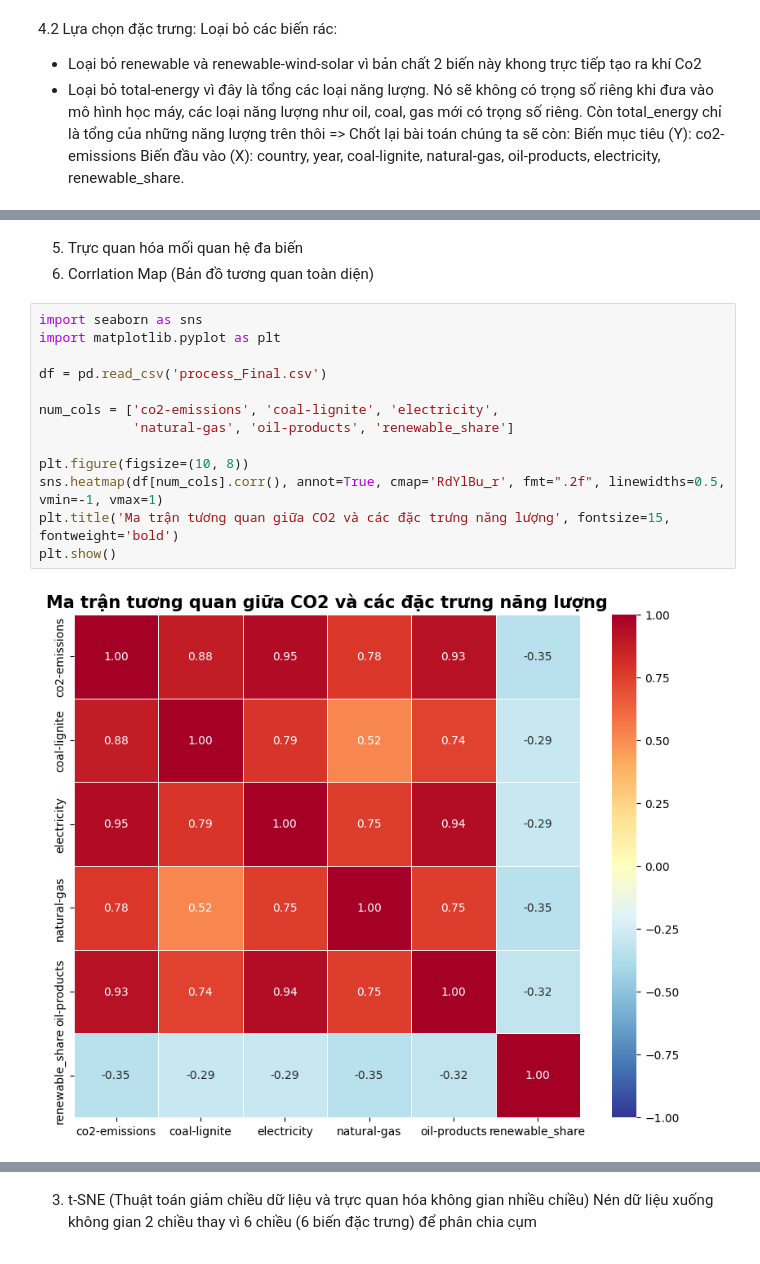
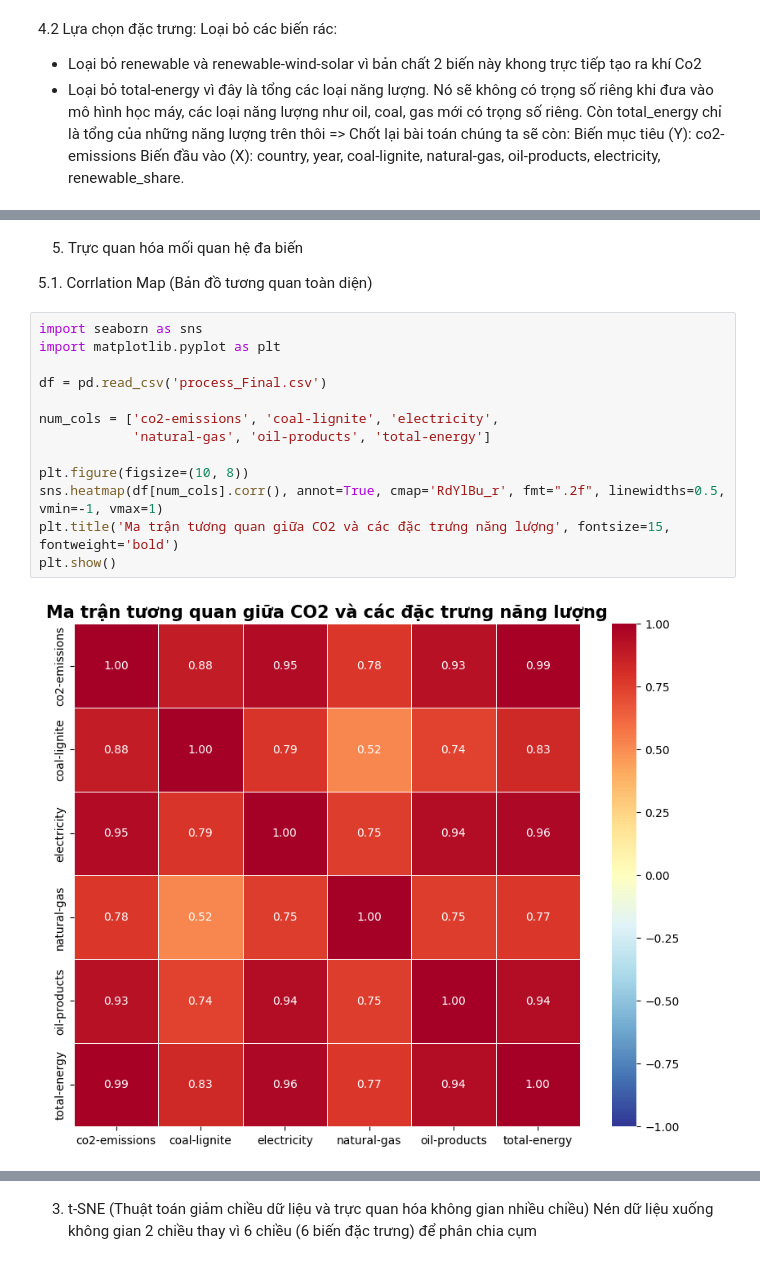
Before and after one commit to NganBui25/-CO2-Emissions-Prediction, a Jupyter notebook: full_data_crawler.ipynb, the cells around one changed output, grey strips where cells are left out. Saved outputs shown, nothing was run; the diff lists cells and outputs as text.

```diff
--- a/full_data_crawler.ipynb
+++ b/full_data_crawler.ipynb
@@ -871,21 +908,22 @@ print("✅ Đã hoàn tất Lựa chọn đặc trưng. Các cột thừa đã b
 ✅ Đã hoàn tất Lựa chọn đặc trưng. Các cột thừa đã bị loại bỏ!
 # %% [markdown]
 5. Trực quan hóa mối quan hệ đa biến
-1. Corrlation Map (Bản đồ tương quan toàn diện)
+
+5.1. Corrlation Map (Bản đồ tương quan toàn diện)
 # %%
 import seaborn as sns
 import matplotlib.pyplot as plt
 
 df = pd.read_csv('process_Final.csv')
 
 num_cols = ['co2-emissions', 'coal-lignite', 'electricity',
-            'natural-gas', 'oil-products', 'renewable_share']
+            'natural-gas', 'oil-products', 'total-energy']
 
 plt.figure(figsize=(10, 8))
 sns.heatmap(df[num_cols].corr(), annot=True, cmap='RdYlBu_r', fmt=".2f", linewidths=0.5, vmin=-1, vmax=1)
 plt.title('Ma trận tương quan giữa CO2 và các đặc trưng năng lượng', fontsize=15, fontweight='bold')
 plt.show()
 # %% [output]
-[figure, old version]
+[figure, new version]
 # %% [markdown]
 Nhận xét sơ đồ Correlation Map:
```
Also changed, not shown: parts of 9 cells of this notebook, 2 other files.
